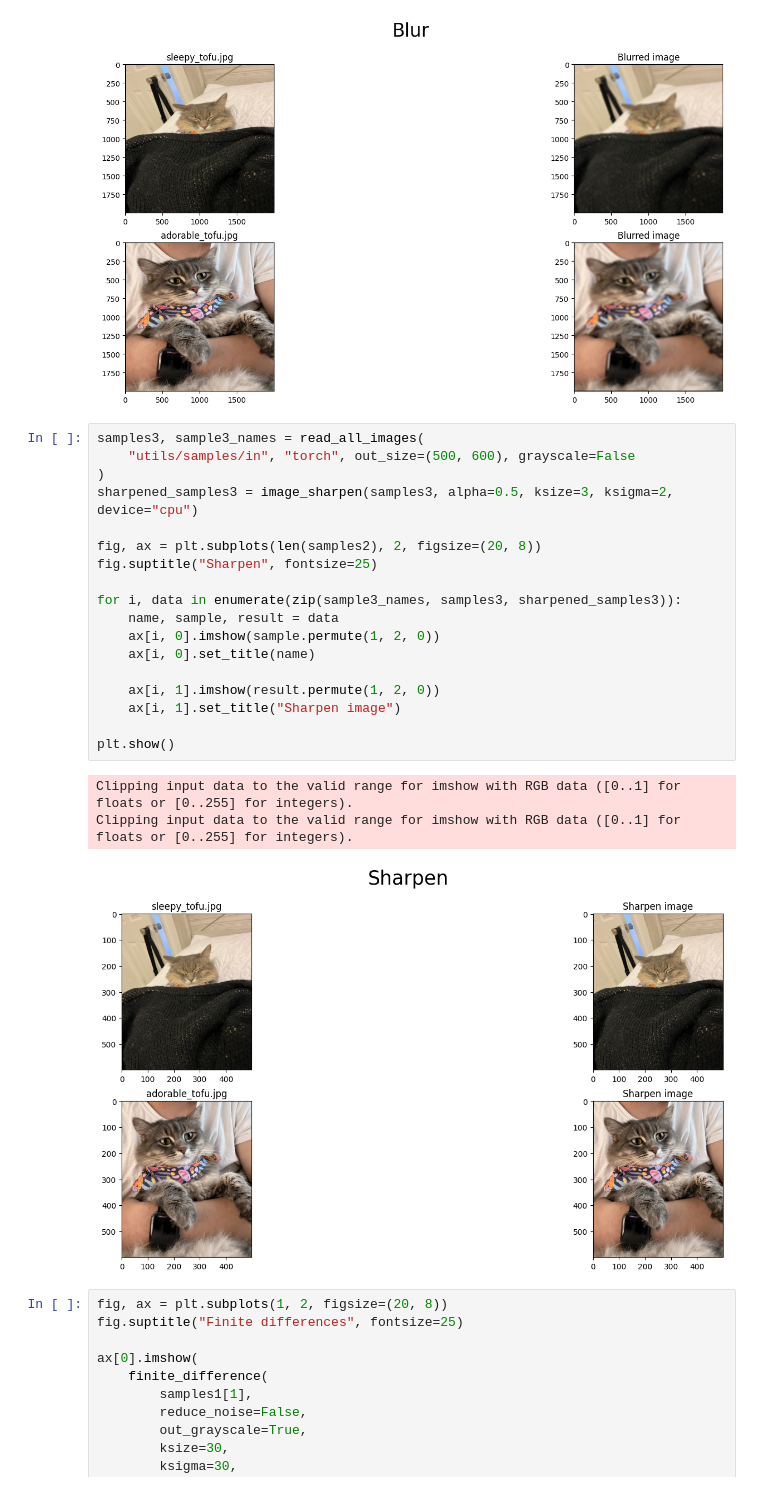
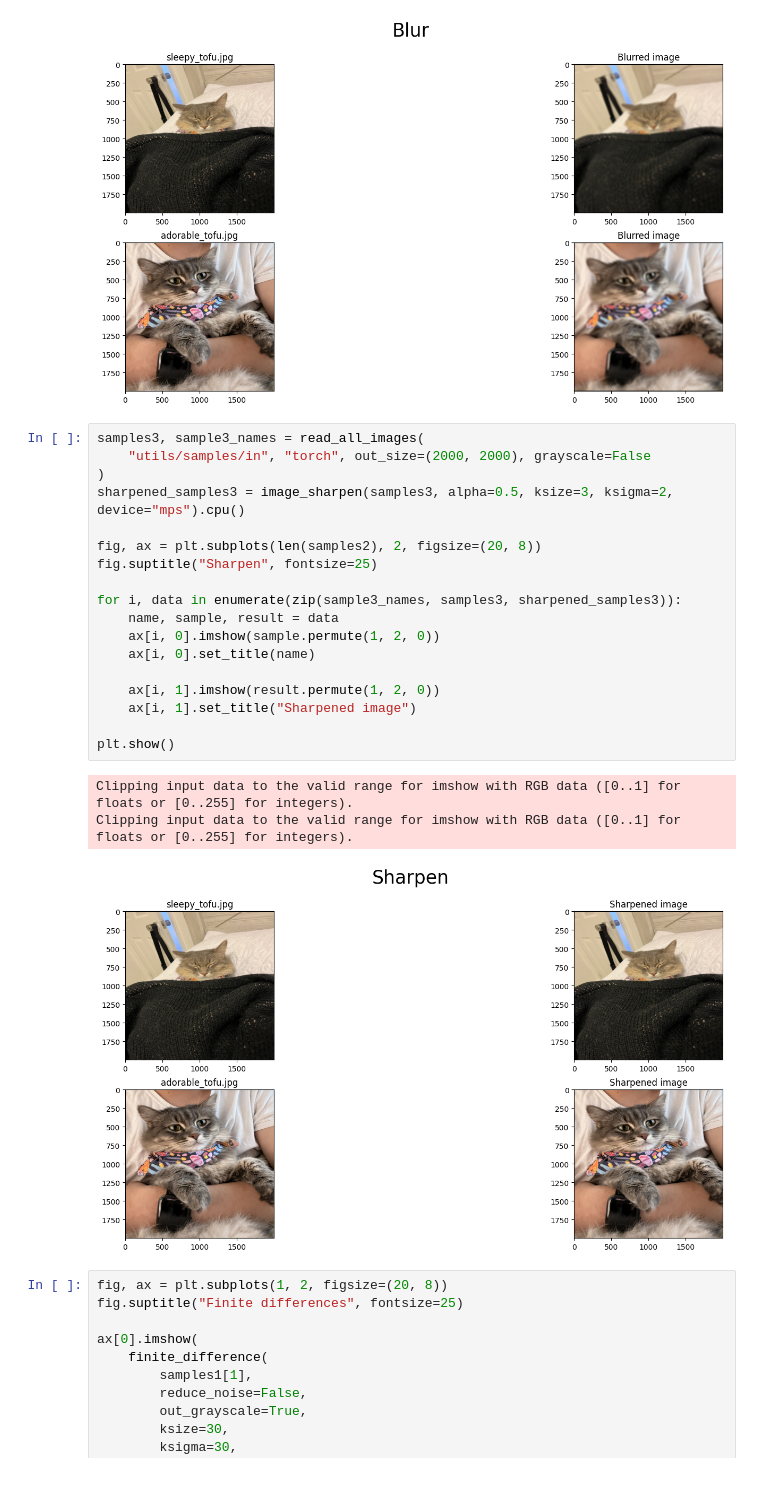
Before and after one commit to NAYCal/BigPixels, a Jupyter notebook: utils/example_usage.ipynb, the cells around one changed output. Cells and saved outputs as stored; diff of their text form.

```diff
--- a/utils/example_usage.ipynb
+++ b/utils/example_usage.ipynb
@@ -65,26 +65,26 @@ plt.show()
 [figure]
 # %%
 samples3, sample3_names = read_all_images(
-    "utils/samples/in", "torch", out_size=(500, 600), grayscale=False
+    "utils/samples/in", "torch", out_size=(2000, 2000), grayscale=False
 )
-sharpened_samples3 = image_sharpen(samples3, alpha=0.5, ksize=3, ksigma=2, device="cpu")
+sharpened_samples3 = image_sharpen(samples3, alpha=0.5, ksize=3, ksigma=2, device="mps").cpu()
 
 fig, ax = plt.subplots(len(samples2), 2, figsize=(20, 8))
 fig.suptitle("Sharpen", fontsize=25)
 
 for i, data in enumerate(zip(sample3_names, samples3, sharpened_samples3)):
     name, sample, result = data
     ax[i, 0].imshow(sample.permute(1, 2, 0))
     ax[i, 0].set_title(name)
 
     ax[i, 1].imshow(result.permute(1, 2, 0))
-    ax[i, 1].set_title("Sharpen image")
+    ax[i, 1].set_title("Sharpened image")
 
 plt.show()
 # %% [output]
 Clipping input data to the valid range for imshow with RGB data ([0..1] for floats or [0..255] for integers).
 Clipping input data to the valid range for imshow with RGB data ([0..1] for floats or [0..255] for integers).
-[figure, old version]
+[figure, new version]
 # %%
 fig, ax = plt.subplots(1, 2, figsize=(20, 8))
 fig.suptitle("Finite differences", fontsize=25)
```
